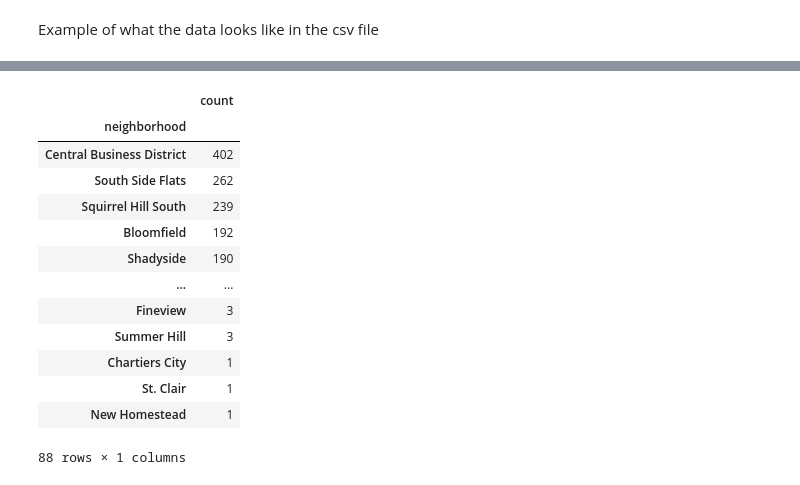
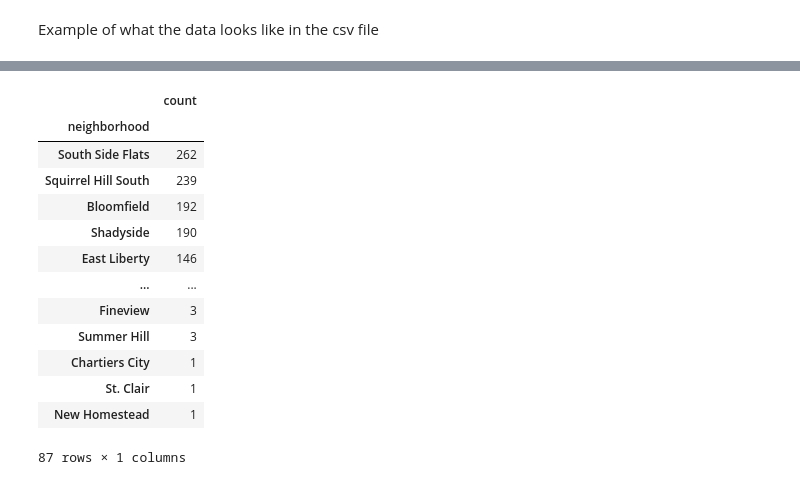
Before and after one commit to Revanik/Best-Neighbourhoods-Big-Ideas-Final, a Jupyter notebook: Ryan.ipynb, the cells around one changed output, grey strips where cells are left out. Drawn from its saved outputs; the diff is of its cells as text; code cells hidden in the pictures.

```diff
--- a/Ryan.ipynb
+++ b/Ryan.ipynb
@@ -31,18 +40,18 @@ crosswalkCounts.head()
-# %%
-crosswalkCounts = crosswalkCounts.sort_values(by='count', ascending=False)
-crosswalkCounts
-# %% [output]
-|  | count |
-| neighborhood |  |
-| Central Business District | 402 |
-| South Side Flats | 262 |
-| Squirrel Hill South | 239 |
-| Bloomfield | 192 |
-| Shadyside | 190 |
-| ... | ... |
-| Fineview | 3 |
-| Summer Hill | 3 |
-| Chartiers City | 1 |
-| St. Clair | 1 |
-| New Homestead | 1 |
-88 rows × 1 columns
+# %%
+crosswalkCounts = crosswalkCounts.iloc[1:]
+crosswalkCounts
+# %% [output]
+|  | count |
+| neighborhood |  |
+| South Side Flats | 262 |
+| Squirrel Hill South | 239 |
+| Bloomfield | 192 |
+| Shadyside | 190 |
+| East Liberty | 146 |
+| ... | ... |
+| Fineview | 3 |
+| Summer Hill | 3 |
+| Chartiers City | 1 |
+| St. Clair | 1 |
+| New Homestead | 1 |
+87 rows × 1 columns
```
Also changed, not shown: parts of 8 cells of this notebook, 1 other file.
